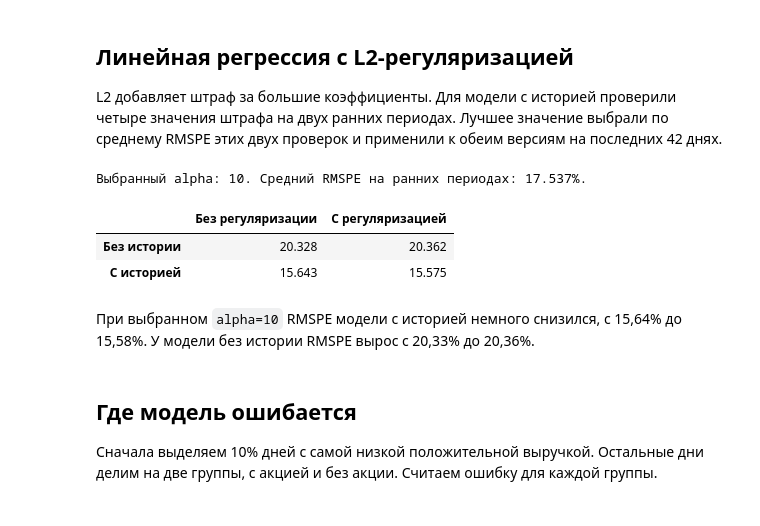
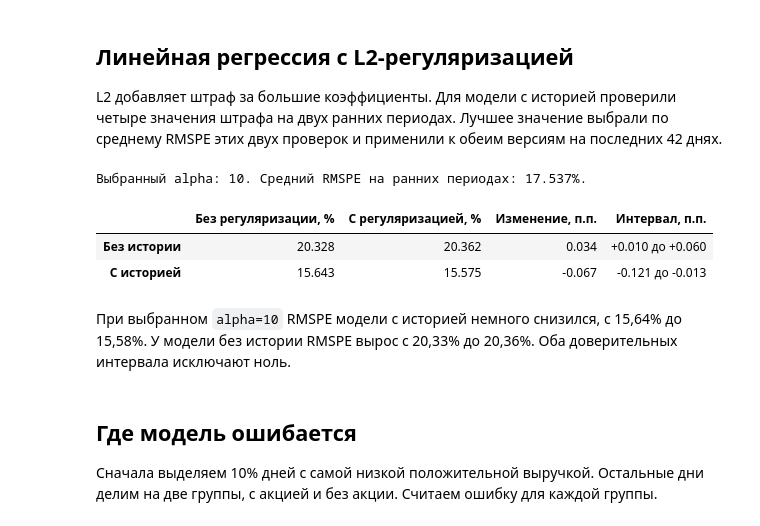
Before and after one commit to PikaChuChuMF/RnD-ML-Course-2026-2, a Jupyter notebook: notebooks/analysis.ipynb, the cells around one changed output. Cells and saved outputs as stored; diff of their text form; code cells hidden in the pictures.

```diff
--- a/notebooks/analysis.ipynb
+++ b/notebooks/analysis.ipynb
@@ -153,19 +161,27 @@ display(subset.rename(columns={"rows": "Дни с выручкой", "rmspe": "R
 L2 добавляет штраф за большие коэффициенты. Для модели с историей проверили четыре значения штрафа на двух ранних периодах. Лучшее значение выбрали по среднему RMSPE этих двух проверок и применили к обеим версиям на последних 42 днях.
 # %%
 l2 = report["regularization"]
+uncertainty = report["comparison_uncertainty"]["comparisons"]
+
+def interval_text(item):
+    low, high = item["interval"]
+    return f"{100 * low:+.3f} до {100 * high:+.3f}"
+
 comparison = pd.DataFrame({
-    "Без регуляризации": {names[key]: 100 * report["experiments"][key]["rmspe"] for key in names},
-    "С регуляризацией": {names[key]: 100 * l2[key]["rmspe"] for key in names},
+    "Без регуляризации, %": {names[key]: 100 * report["experiments"][key]["rmspe"] for key in names},
+    "С регуляризацией, %": {names[key]: 100 * l2[key]["rmspe"] for key in names},
+    "Изменение, п.п.": {names[key]: 100 * uncertainty[f"l2_{key}"]["delta_rmspe"] for key in names},
+    "Интервал, п.п.": {names[key]: interval_text(uncertainty[f"l2_{key}"]) for key in names},
 })
 print(f'Выбранный alpha: {l2["alpha"]:g}. Средний RMSPE на ранних периодах: {l2["selection_rmspe"]:.3%}.')
 display(comparison.round(3))
 # %% [output]
 Выбранный alpha: 10. Средний RMSPE на ранних периодах: 17.537%.
-|  | Без регуляризации | С регуляризацией |
-| Без истории | 20.328 | 20.362 |
-| С историей | 15.643 | 15.575 |
+|  | Без регуляризации, % | С регуляризацией, % | Изменение, п.п. | Интервал, п.п. |
+| Без истории | 20.328 | 20.362 | 0.034 | +0.010 до +0.060 |
+| С историей | 15.643 | 15.575 | -0.067 | -0.121 до -0.013 |
 # %% [markdown]
-При выбранном `alpha=10` RMSPE модели с историей немного снизился, с 15,64% до 15,58%. У модели без истории RMSPE вырос с 20,33% до 20,36%.
+При выбранном `alpha=10` RMSPE модели с историей немного снизился, с 15,64% до 15,58%. У модели без истории RMSPE вырос с 20,33% до 20,36%. Оба доверительных интервала исключают ноль.
 # %% [markdown]
 ## Где модель ошибается
 
```
Also changed, not shown: parts of 9 cells of this notebook, 2 other files.
